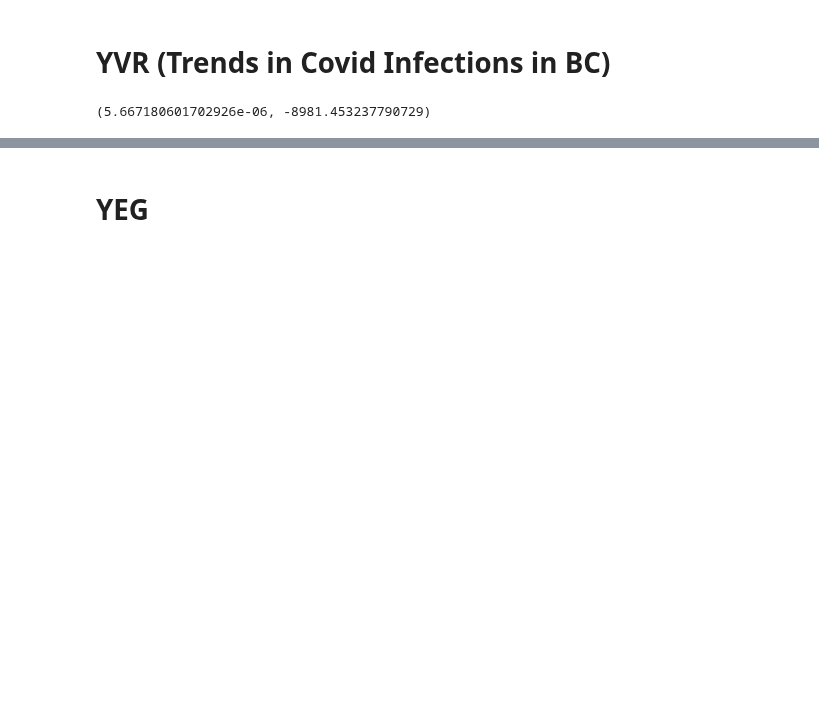
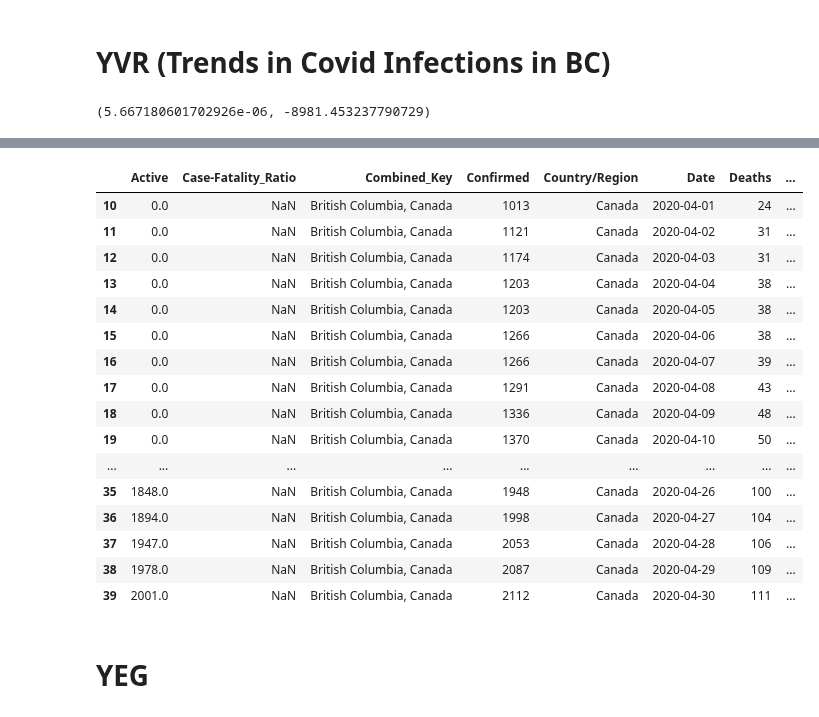
Before and after one commit to clement-ip/covid-airport-travel, a Jupyter notebook: analyze_covid_hubs.ipynb, the cells around one changed output, grey strips where cells are left out. Drawn from its saved outputs; the diff is of its cells as text; code cells hidden in the pictures; blank space fills up the shorter version.

```diff
--- a/analyze_covid_hubs.ipynb
+++ b/analyze_covid_hubs.ipynb
@@ -64,4 +56,24 @@ Name: Difference, dtype: float64
 [figure]
+# %%
+yvrCases[yvrCases["Month"] == "April"]
+# %% [output]
+|  | Active | Case-Fatality_Ratio | Combined_Key | Confirmed | Country/Region | Date | Deaths | ... |
+| 10 | 0.0 | NaN | British Columbia, Canada | 1013 | Canada | 2020-04-01 | 24 | ... |
+| 11 | 0.0 | NaN | British Columbia, Canada | 1121 | Canada | 2020-04-02 | 31 | ... |
+| 12 | 0.0 | NaN | British Columbia, Canada | 1174 | Canada | 2020-04-03 | 31 | ... |
+| 13 | 0.0 | NaN | British Columbia, Canada | 1203 | Canada | 2020-04-04 | 38 | ... |
+| 14 | 0.0 | NaN | British Columbia, Canada | 1203 | Canada | 2020-04-05 | 38 | ... |
+| 15 | 0.0 | NaN | British Columbia, Canada | 1266 | Canada | 2020-04-06 | 38 | ... |
+| 16 | 0.0 | NaN | British Columbia, Canada | 1266 | Canada | 2020-04-07 | 39 | ... |
+| 17 | 0.0 | NaN | British Columbia, Canada | 1291 | Canada | 2020-04-08 | 43 | ... |
+| 18 | 0.0 | NaN | British Columbia, Canada | 1336 | Canada | 2020-04-09 | 48 | ... |
+| 19 | 0.0 | NaN | British Columbia, Canada | 1370 | Canada | 2020-04-10 | 50 | ... |
+| ... | ... | ... | ... | ... | ... | ... | ... | ... |
+| 35 | 1848.0 | NaN | British Columbia, Canada | 1948 | Canada | 2020-04-26 | 100 | ... |
+| 36 | 1894.0 | NaN | British Columbia, Canada | 1998 | Canada | 2020-04-27 | 104 | ... |
+| 37 | 1947.0 | NaN | British Columbia, Canada | 2053 | Canada | 2020-04-28 | 106 | ... |
+| 38 | 1978.0 | NaN | British Columbia, Canada | 2087 | Canada | 2020-04-29 | 109 | ... |
+| 39 | 2001.0 | NaN | British Columbia, Canada | 2112 | Canada | 2020-04-30 | 111 | ... |
 # %% [markdown]
 # YEG
 # %%
```
Also changed, not shown: parts of 1 cell of this notebook, 2 other files.
